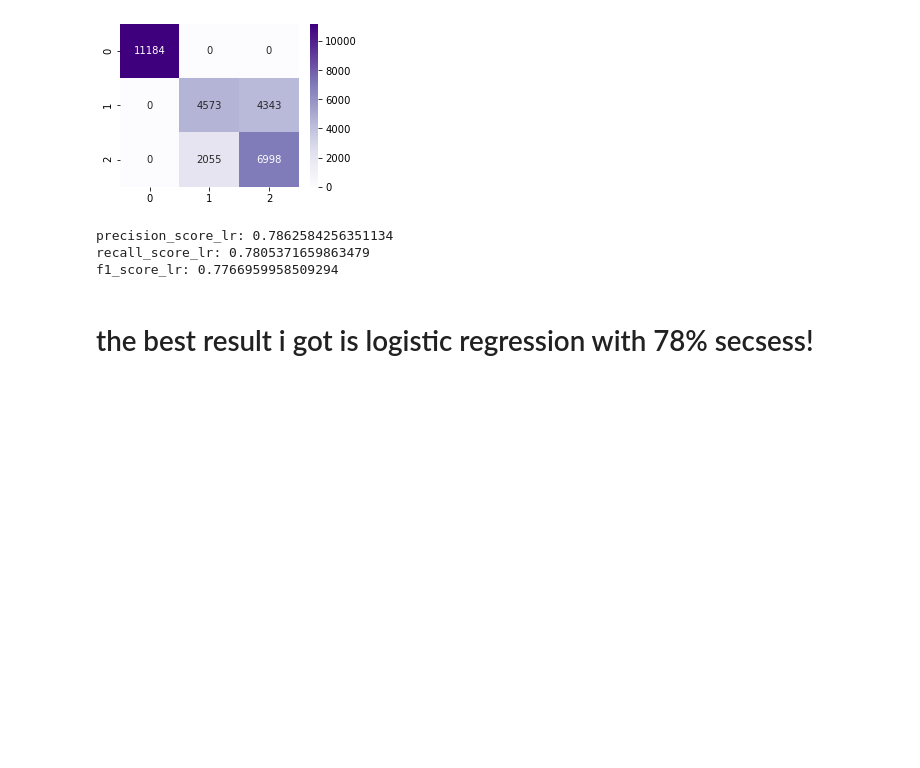
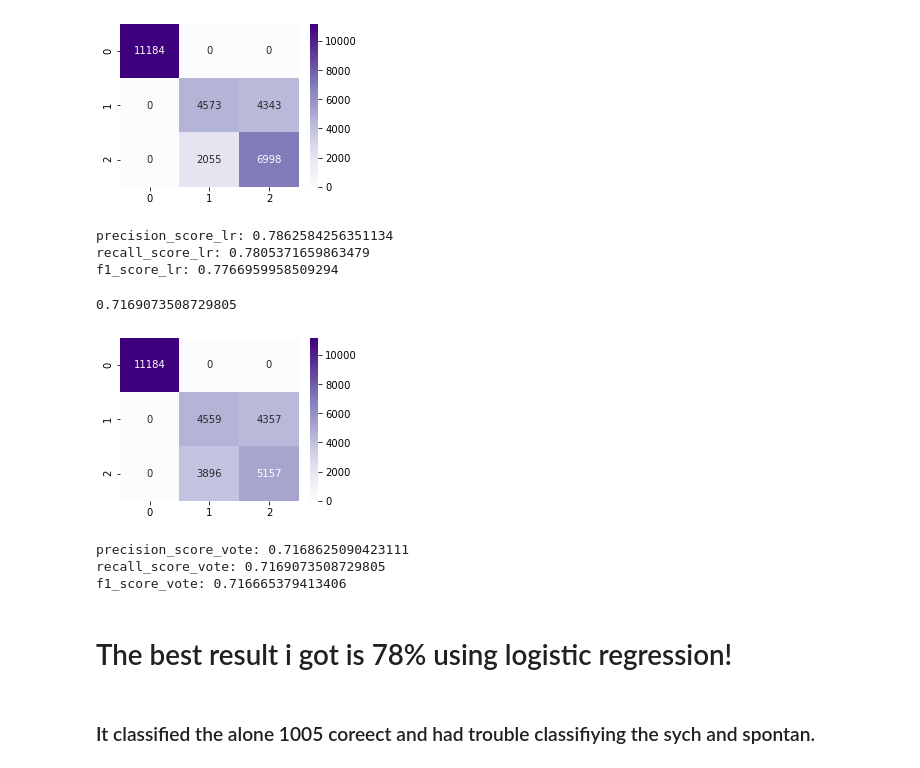
Before and after one commit to Yehudit-Brickner/data_science_end_of_year1_project, a Jupyter notebook: data science part 4.ipynb, the cells around one changed output. Drawn from its saved outputs; the diff is of its cells as text; code cells hidden in the pictures; blank space fills up the shorter version.

```diff
--- a/data science part 4.ipynb
+++ b/data science part 4.ipynb
@@ -1254,5 +1298,26 @@ print("f1_score_lr:",f1_score(data_test_y, y_pred_lr1_test,average='weighted'))
 precision_score_lr: 0.7862584256351134
 recall_score_lr: 0.7805371659863479
 f1_score_lr: 0.7766959958509294
+# %%
+y_pred_vote1_test=vote1.predict(data_test_x)
+accuracy_vote1_test=metrics.accuracy_score(data_test_y,y_pred_vote1_test)
+accuracy_vote1_test
+# %% [output]
+0.7169073508729805
+# %%
+mat_vote1_test=confusion_matrix(data_test_y,y_pred_vote1_test)
+confussion_matrix(mat_vote1_test)
+# %% [output]
+[figure, added]
+# %%
+print("precision_score_vote:",precision_score(data_test_y, y_pred_vote1_test,average='weighted'))
+print("recall_score_vote:",recall_score(data_test_y, y_pred_vote1_test,average='weighted'))
+print("f1_score_vote:",f1_score(data_test_y, y_pred_vote1_test,average='weighted'))
+# %% [output]
+precision_score_vote: 0.7168625090423111
+recall_score_vote: 0.7169073508729805
+f1_score_vote: 0.716665379413406
 # %% [markdown]
-# the best result i got is logistic regression with 78% secsess!
+# The best result i got is 78% using logistic regression!
+# %% [markdown]
+### It classified the alone 1005 coreect and had trouble classifiying the sych and spontan.
```
Also changed, not shown: parts of 7 cells of this notebook.
